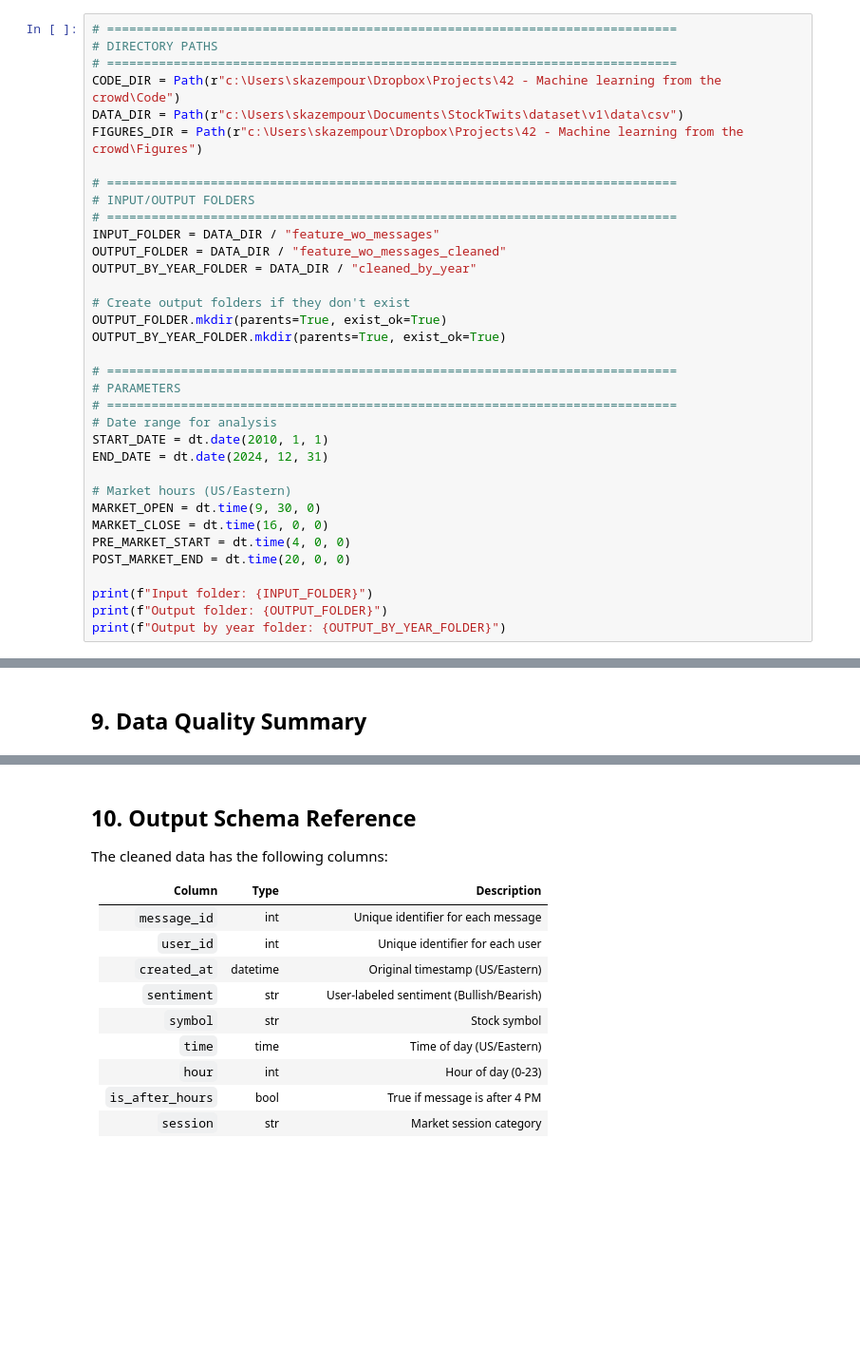
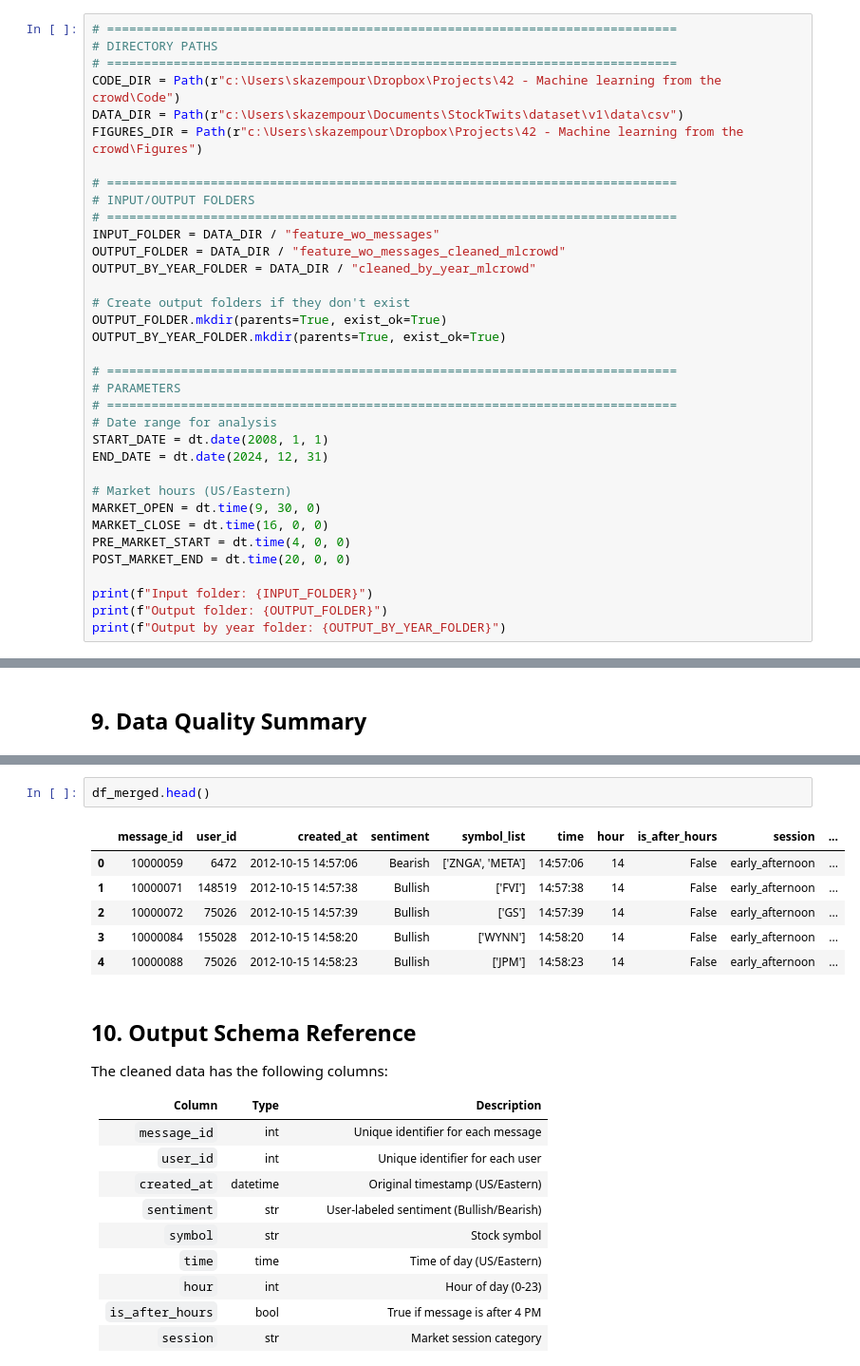
Before and after one commit to smkazempour/ml-from-crowd, a Jupyter notebook: data_cleaning.ipynb, the cells around one changed output, grey strips where cells are left out. Shown: that part at 95% size. Cells and saved outputs as stored; diff of their text form; blank space fills up the shorter version.

```diff
--- a/data_cleaning.ipynb
+++ b/data_cleaning.ipynb
@@ -22,8 +22,8 @@ FIGURES_DIR = Path(r"c:\Users\skazempour\Dropbox\Projects\42 - Machine learning
 # INPUT/OUTPUT FOLDERS
 # =============================================================================
 INPUT_FOLDER = DATA_DIR / "feature_wo_messages"
-OUTPUT_FOLDER = DATA_DIR / "feature_wo_messages_cleaned"
-OUTPUT_BY_YEAR_FOLDER = DATA_DIR / "cleaned_by_year"
+OUTPUT_FOLDER = DATA_DIR / "feature_wo_messages_cleaned_mlcrowd"
+OUTPUT_BY_YEAR_FOLDER = DATA_DIR / "cleaned_by_year_mlcrowd"
 
 # Create output folders if they don't exist
 OUTPUT_FOLDER.mkdir(parents=True, exist_ok=True)
@@ -33,7 +33,7 @@ OUTPUT_BY_YEAR_FOLDER.mkdir(parents=True, exist_ok=True)
 # PARAMETERS
 # =============================================================================
 # Date range for analysis
-START_DATE = dt.date(2010, 1, 1)
+START_DATE = dt.date(2008, 1, 1)
 END_DATE = dt.date(2024, 12, 31)
 
 # Market hours (US/Eastern)
@@ -527,3 +713,12 @@ print("=" * 60)
+# %%
+df_merged.head()
+# %% [output]
+|  | message_id | user_id | created_at | sentiment | symbol_list | time | hour | is_after_hours | session | ... |
+| 0 | 10000059 | 6472 | 2012-10-15 14:57:06 | Bearish | ['ZNGA', 'META'] | 14:57:06 | 14 | False | early_afternoon | ... |
+| 1 | 10000071 | 148519 | 2012-10-15 14:57:38 | Bullish | ['FVI'] | 14:57:38 | 14 | False | early_afternoon | ... |
+| 2 | 10000072 | 75026 | 2012-10-15 14:57:39 | Bullish | ['GS'] | 14:57:39 | 14 | False | early_afternoon | ... |
+| 3 | 10000084 | 155028 | 2012-10-15 14:58:20 | Bullish | ['WYNN'] | 14:58:20 | 14 | False | early_afternoon | ... |
+| 4 | 10000088 | 75026 | 2012-10-15 14:58:23 | Bullish | ['JPM'] | 14:58:23 | 14 | False | early_afternoon | ... |
 # %% [markdown]
 ## 10. Output Schema Reference
 
```
Also changed, not shown: parts of 12 cells of this notebook.
